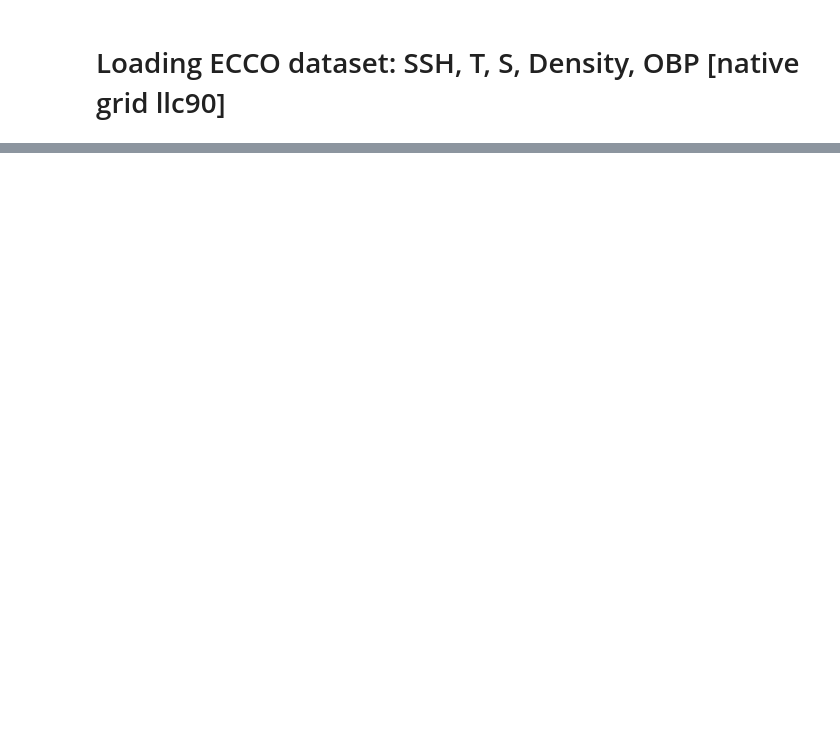
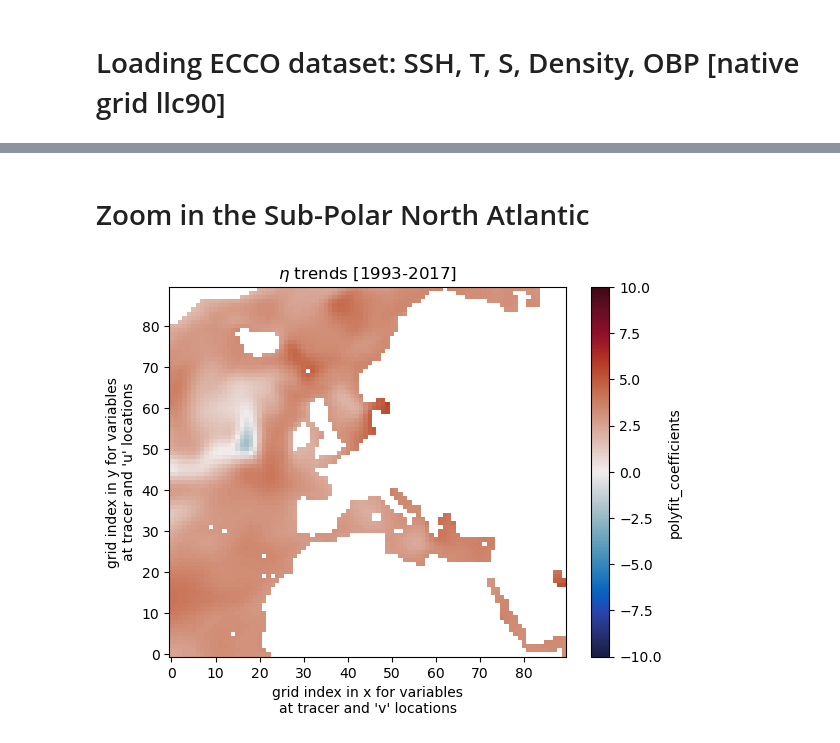
Before and after one commit to ojhoundegnonto/ESS25-Team_PISEAL, a Jupyter notebook: contributors/ohoundeg/SSH_analysis_ojh_v2.ipynb, the cells around one changed output, grey strips where cells are left out. Saved outputs shown, nothing was run; the diff lists cells and outputs as text; code cells hidden in the pictures; blank space fills up the shorter version.

```diff
--- a/contributors/ohoundeg/SSH_analysis_ojh_v2.ipynb
+++ b/contributors/ohoundeg/SSH_analysis_ojh_v2.ipynb
@@ -172,0 +343,9 @@ print(mzz_local_file)
+# %% [markdown]
+# Zoom in the Sub-Polar North Atlantic
+# %%
+tsel = 2
+cb = trend_slope[tsel,:,:].plot(vmin=-10,vmax=10  ,cmap=cmocean.cm.balance)
+# plt.pcolor(lon_xc.isel(tile=2),lat_yc.isel(tile=2),trend_slope.isel(tile=2))
+plt.title('$\eta$ trends [1993-2017]');
+# %% [output]
+[figure, added]
```
Also changed, not shown: parts of 29 cells of this notebook.
